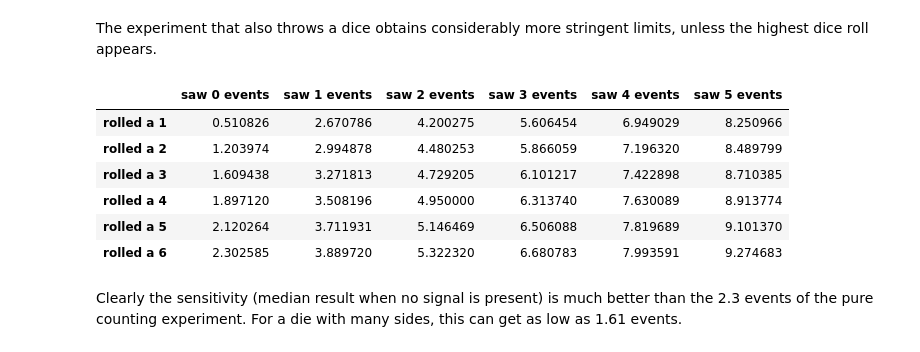
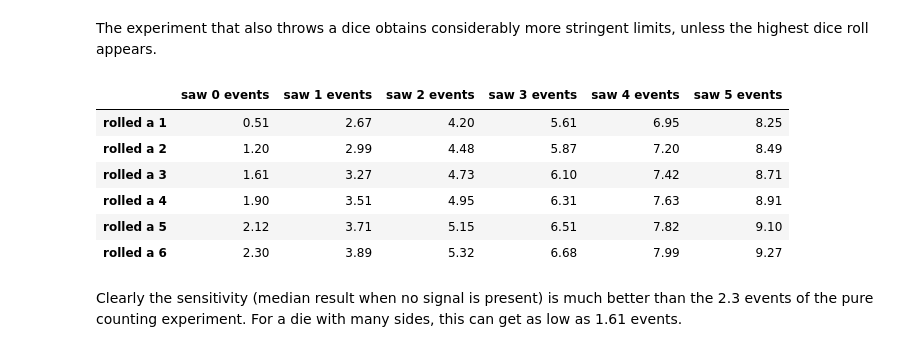
Before and after one commit to JelleAalbers/nafi, a Jupyter notebook: notebooks/poisson_dice.ipynb, the cells around one changed output. Drawn from its saved outputs; the diff is of its cells as text; code cells hidden in the pictures.

```diff
--- a/notebooks/poisson_dice.ipynb
+++ b/notebooks/poisson_dice.ipynb
@@ -115,18 +117,18 @@ df
 The experiment that also throws a dice obtains considerably more stringent limits, unless the highest dice roll appears.
 # %%
 import pandas as pd
-df = pd.DataFrame(ul_dice.reshape(-1, die_sides)[:ni_max_plot,:]).T
+df = pd.DataFrame(ul_dice.reshape(-1, die_sides)[:ni_max_plot,:]).T.round(2)
 df.index = [f"rolled a {m_ + 1}" for m_ in m]
 df.columns = [f"saw {n_} events" for n_ in range(ni_max_plot)]
 df
 # %% [output]
 |  | saw 0 events | saw 1 events | saw 2 events | saw 3 events | saw 4 events | saw 5 events |
-| rolled a 1 | 0.510826 | 2.670786 | 4.200275 | 5.606454 | 6.949029 | 8.250966 |
-| rolled a 2 | 1.203974 | 2.994878 | 4.480253 | 5.866059 | 7.196320 | 8.489799 |
-| rolled a 3 | 1.609438 | 3.271813 | 4.729205 | 6.101217 | 7.422898 | 8.710385 |
-| rolled a 4 | 1.897120 | 3.508196 | 4.950000 | 6.313740 | 7.630089 | 8.913774 |
-| rolled a 5 | 2.120264 | 3.711931 | 5.146469 | 6.506088 | 7.819689 | 9.101370 |
-| rolled a 6 | 2.302585 | 3.889720 | 5.322320 | 6.680783 | 7.993591 | 9.274683 |
+| rolled a 1 | 0.51 | 2.67 | 4.20 | 5.61 | 6.95 | 8.25 |
+| rolled a 2 | 1.20 | 2.99 | 4.48 | 5.87 | 7.20 | 8.49 |
+| rolled a 3 | 1.61 | 3.27 | 4.73 | 6.10 | 7.42 | 8.71 |
+| rolled a 4 | 1.90 | 3.51 | 4.95 | 6.31 | 7.63 | 8.91 |
+| rolled a 5 | 2.12 | 3.71 | 5.15 | 6.51 | 7.82 | 9.10 |
+| rolled a 6 | 2.30 | 3.89 | 5.32 | 6.68 | 7.99 | 9.27 |
 # %% [markdown]
 Clearly the sensitivity (median result when no signal is present) is much better than the 2.3 events of the pure counting experiment. For a die with many sides, this can get as low as 1.61 events.
 # %%
```
Also changed, not shown: parts of 9 cells of this notebook, 8 other files.
